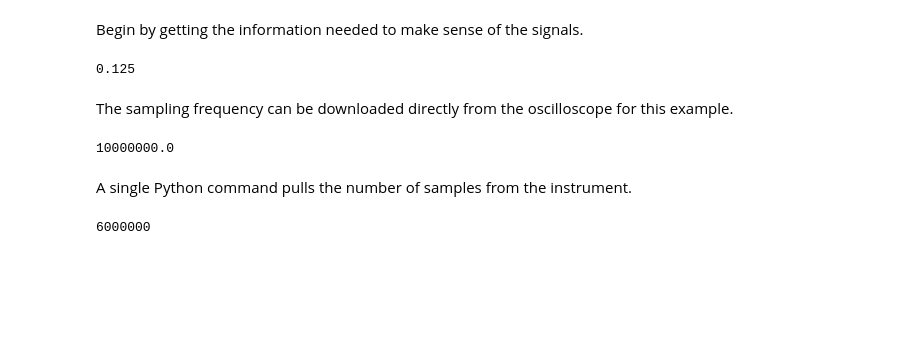
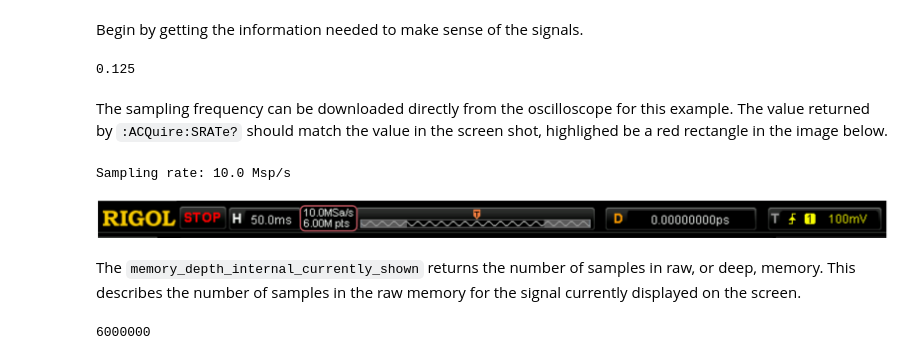
Before and after one commit to RobotSquirrelProd/Shorts, a Jupyter notebook: Using Python and a Rigol DS1054Z Oscilloscope for Spectral Analysis.ipynb, the cells around one changed output. Cells and saved outputs as stored; diff of their text form; code cells hidden in the pictures; blank space fills up the shorter version.

```diff
--- a/Using Python and a Rigol DS1054Z Oscilloscope for Spectral Analysis.ipynb
+++ b/Using Python and a Rigol DS1054Z Oscilloscope for Spectral Analysis.ipynb
@@ -170,14 +209,16 @@ d_voltage_scale_raw
 # %% [output]
 0.125
 # %% [markdown]
-The sampling frequency can be downloaded directly from the oscilloscope for this example.
+The sampling frequency can be downloaded directly from the oscilloscope for this example. The value returned by `:ACQuire:SRATe?` should match the value in the screen shot, highlighed be a red rectangle in the image below.
 # %%
 d_fs_raw = float(scope.query(":ACQuire:SRATe?"))
-d_fs_raw
+print("Sampling rate: %0.1f Msp/s " % (d_fs_raw/1e6))
+Image(filename="RigolSampling.png", width=800)
 # %% [output]
-10000000.0
+Sampling rate: 10.0 Msp/s
+[figure, added]
 # %% [markdown]
-A single Python command pulls the number of samples from the instrument.
+The `memory_depth_internal_currently_shown` returns the number of samples in raw, or deep, memory. This describes the number of samples in the raw memory for the signal currently displayed on the screen.
 # %%
 i_ns_raw = scope.memory_depth_internal_currently_shown
 i_ns_raw
```
Also changed, not shown: parts of 55 cells of this notebook, 11 other files.
